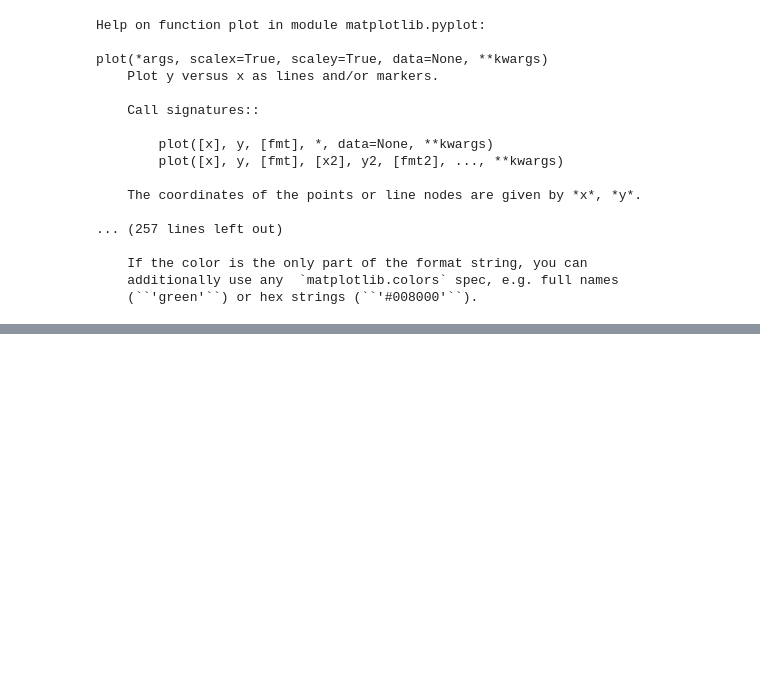
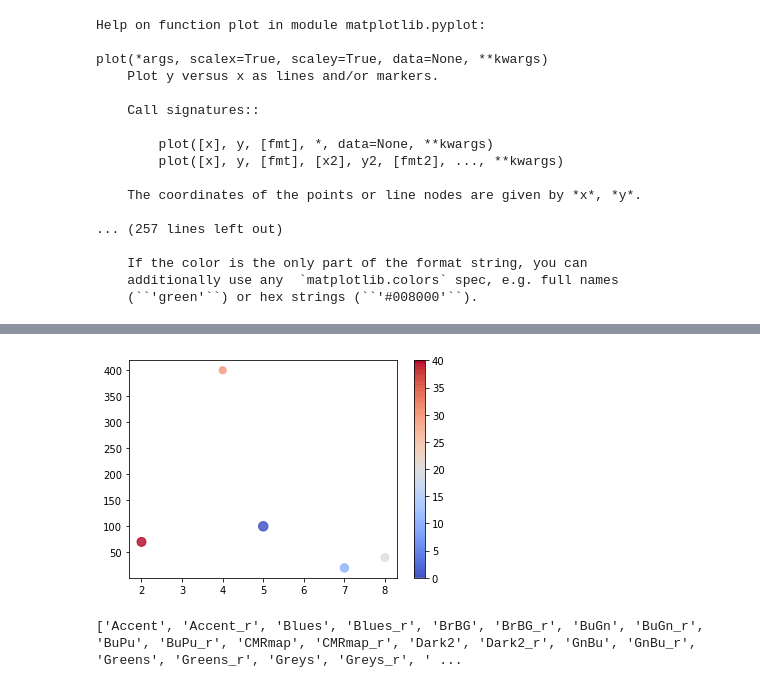
Before and after one commit to kajal-1402-yadav/py, a Jupyter notebook: T4/matplotlib.ipynb, the cells around one changed output, grey strips where cells are left out. Cells and saved outputs as stored; diff of their text form; code cells hidden in the pictures; blank space fills up the shorter version.

```diff
--- a/T4/matplotlib.ipynb
+++ b/T4/matplotlib.ipynb
@@ -113,0 +114,11 @@ plt.scatter(x,y*0.5,color='green')
+# %%
+x=np.array([5,7,8,4,2])
+y=np.array([100,20,40,400,70])
+z=np.array([0,10,20,30,40])
+plt.scatter(x,y,c=z,cmap='coolwarm',s=[90,70,60,50,80],alpha=0.8)
+plt.colorbar()
+plt.show()
+print(plt.colormaps())
+# %% [output]
+[figure, added]
+['Accent', 'Accent_r', 'Blues', 'Blues_r', 'BrBG', 'BrBG_r', 'BuGn', 'BuGn_r', 'BuPu', 'BuPu_r', 'CMRmap', 'CMRmap_r', 'Dark2', 'Dark2_r', 'GnBu', 'GnBu_r', 'Greens', 'Greens_r', 'Greys', 'Greys_r', ' ...
```
Also changed, not shown: parts of 7 cells of this notebook.
